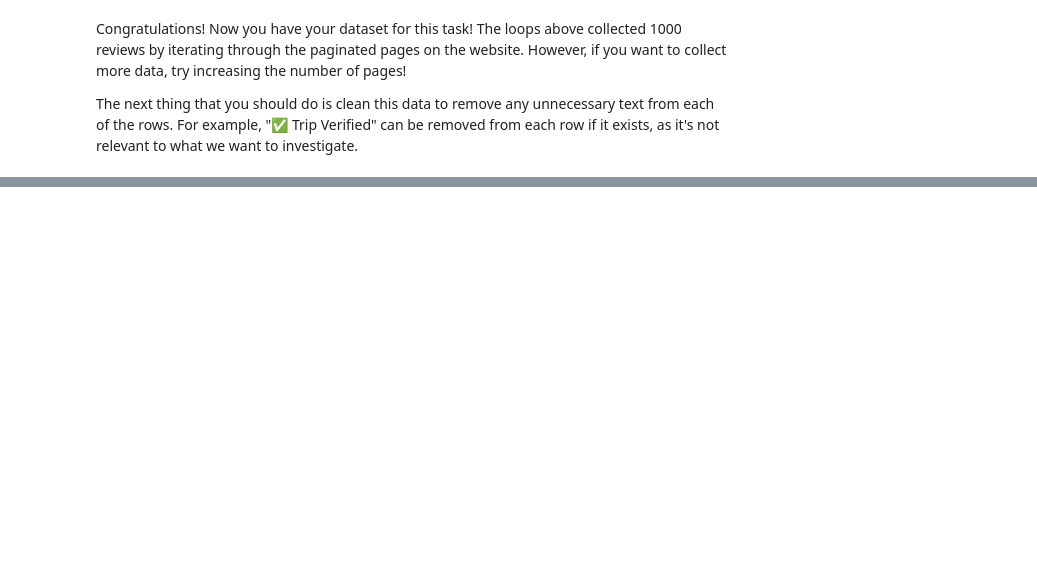
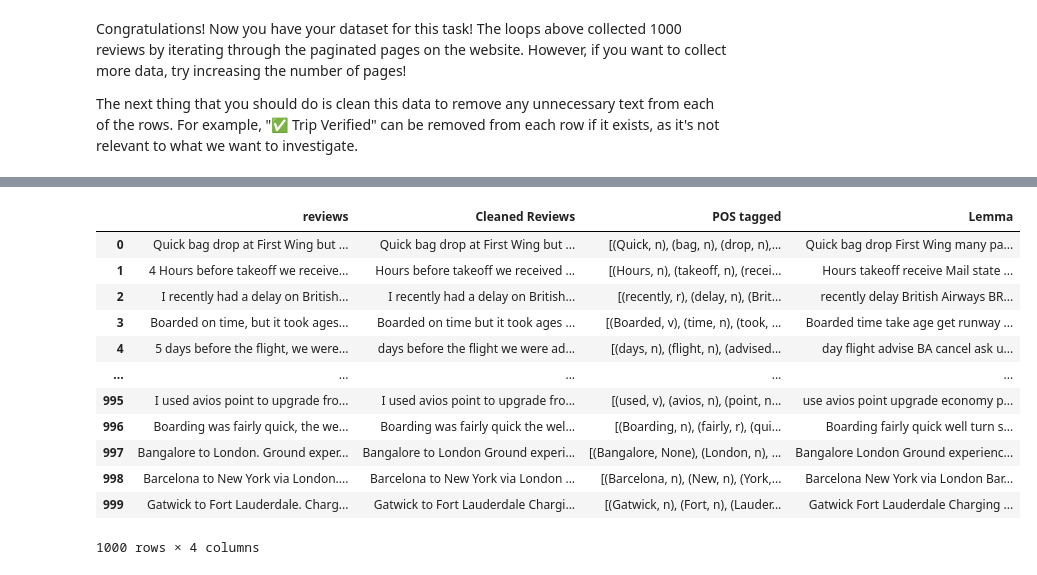
Before and after one commit to nikogarro/Data-Science, a Jupyter notebook: Web-scraping-for-British-Airways.ipynb, the cells around one changed output, grey strips where cells are left out. Drawn from its saved outputs; the diff is of its cells as text; code cells hidden in the pictures; blank space fills up the shorter version.

```diff
--- a/Web-scraping-for-British-Airways.ipynb
+++ b/Web-scraping-for-British-Airways.ipynb
@@ -79,4 +91,6 @@ df.to_csv("data/BA_reviews.csv")
 Congratulations! Now you have your dataset for this task! The loops above collected 1000 reviews by iterating through the paginated pages on the website. However, if you want to collect more data, try increasing the number of pages!
 
  The next thing that you should do is clean this data to remove any unnecessary text from each of the rows. For example, "✅ Trip Verified" can be removed from each row if it exists, as it's not relevant to what we want to investigate.
+# %%
+df.reviews= df.reviews.str.split('|',expand=True)[1]
 # %%
@@ -105,0 +151,18 @@ plt.show()
+# %%
+
+nltk.download('omw-1.4')
+nltk.download('averaged_perceptron_tagger')
+
+# POS tagger dictionary
+pos_dict = {'J':wordnet.ADJ, 'V':wordnet.VERB, 'N':wordnet.NOUN, 'R':wordnet.ADV}
+def token_stop_pos(text):
+    tags = pos_tag(word_tokenize(text))
+    #print(tags)
+    newlist = []
+    for word, tag in tags:
+        if word.lower() not in set(stopwords.words('english')):
+          newlist.append(tuple([word, pos_dict.get(tag[0])]))
+    return newlist
+
+df['POS tagged'] = df['Cleaned Reviews'].apply(token_stop_pos)
+df.head()
@@ -105,0 +182,18 @@ plt.show()
+# %%
+# Obtaining the stem words – Lemmatization
+
+from nltk.stem import WordNetLemmatizer
+wordnet_lemmatizer = WordNetLemmatizer()
+def lemmatize(pos_data):
+    lemma_rew = " "
+    for word, pos in pos_data:
+     if not pos:
+        lemma = word
+        lemma_rew = lemma_rew + " " + lemma
+     else:
+        lemma = wordnet_lemmatizer.lemmatize(word, pos=pos)
+        lemma_rew = lemma_rew + " " + lemma
+    return lemma_rew
+
+df['Lemma'] = df['POS tagged'].apply(lemmatize)
+df.head()
@@ -105,0 +223,16 @@ plt.show()
+# %%
+df
+# %% [output]
+|  | reviews | Cleaned Reviews | POS tagged | Lemma |
+| 0 | Quick bag drop at First Wing but ... | Quick bag drop at First Wing but ... | [(Quick, n), (bag, n), (drop, n),... | Quick bag drop First Wing many pa... |
+| 1 | 4 Hours before takeoff we receive... | Hours before takeoff we received ... | [(Hours, n), (takeoff, n), (recei... | Hours takeoff receive Mail state ... |
+| 2 | I recently had a delay on British... | I recently had a delay on British... | [(recently, r), (delay, n), (Brit... | recently delay British Airways BR... |
+| 3 | Boarded on time, but it took ages... | Boarded on time but it took ages ... | [(Boarded, v), (time, n), (took, ... | Boarded time take age get runway ... |
+| 4 | 5 days before the flight, we were... | days before the flight we were ad... | [(days, n), (flight, n), (advised... | day flight advise BA cancel ask u... |
+| ... | ... | ... | ... | ... |
+| 995 | I used avios point to upgrade fro... | I used avios point to upgrade fro... | [(used, v), (avios, n), (point, n... | use avios point upgrade economy p... |
+| 996 | Boarding was fairly quick, the we... | Boarding was fairly quick the wel... | [(Boarding, n), (fairly, r), (qui... | Boarding fairly quick well turn s... |
+| 997 | Bangalore to London. Ground exper... | Bangalore to London Ground experi... | [(Bangalore, None), (London, n), ... | Bangalore London Ground experienc... |
+| 998 | Barcelona to New York via London.... | Barcelona to New York via London ... | [(Barcelona, n), (New, n), (York,... | Barcelona New York via London Bar... |
+| 999 | Gatwick to Fort Lauderdale. Charg... | Gatwick to Fort Lauderdale Chargi... | [(Gatwick, n), (Fort, n), (Lauder... | Gatwick Fort Lauderdale Charging ... |
+1000 rows × 4 columns
```
Also changed, not shown: parts of 26 cells of this notebook.
